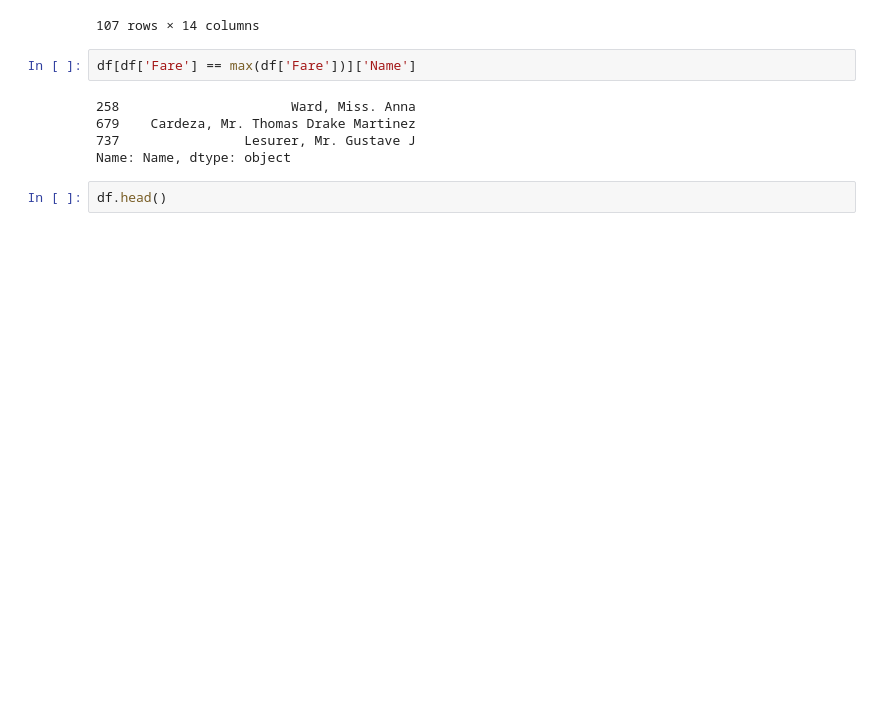
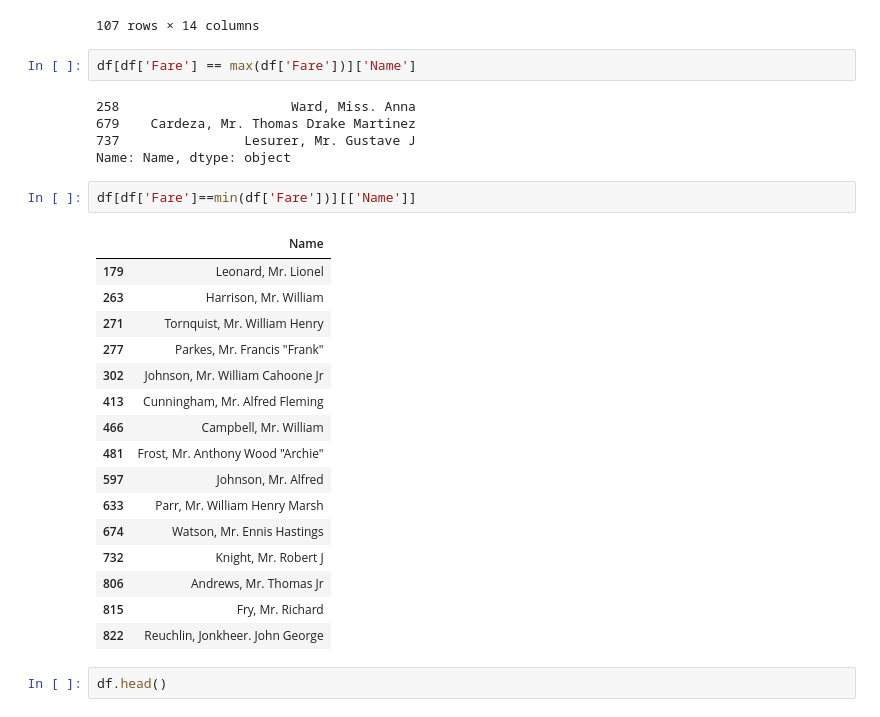
Before and after one commit to Yuvraj188/Data-Science-PW-, a Jupyter notebook: Pandas/pandas part 2 hindi .ipynb, the cells around one changed output. Saved outputs shown, nothing was run; the diff lists cells and outputs as text; blank space fills up the shorter version.

```diff
--- a/Pandas/pandas part 2 hindi .ipynb
+++ b/Pandas/pandas part 2 hindi .ipynb
@@ -480,6 +512,25 @@ df[df['Fare'] == max(df['Fare'])]['Name']
 679    Cardeza, Mr. Thomas Drake Martinez
 737                Lesurer, Mr. Gustave J
 Name: Name, dtype: object
+# %%
+df[df['Fare']==min(df['Fare'])][['Name']]
+# %% [output]
+|  | Name |
+| 179 | Leonard, Mr. Lionel |
+| 263 | Harrison, Mr. William |
+| 271 | Tornquist, Mr. William Henry |
+| 277 | Parkes, Mr. Francis "Frank" |
+| 302 | Johnson, Mr. William Cahoone Jr |
+| 413 | Cunningham, Mr. Alfred Fleming |
+| 466 | Campbell, Mr. William |
+| 481 | Frost, Mr. Anthony Wood "Archie" |
+| 597 | Johnson, Mr. Alfred |
+| 633 | Parr, Mr. William Henry Marsh |
+| 674 | Watson, Mr. Ennis Hastings |
+| 732 | Knight, Mr. Robert J |
+| 806 | Andrews, Mr. Thomas Jr |
+| 815 | Fry, Mr. Richard |
+| 822 | Reuchlin, Jonkheer. John George |
 # %%
 df.head()
 # %% [output]
```
Also changed, not shown: parts of 10 cells of this notebook.
